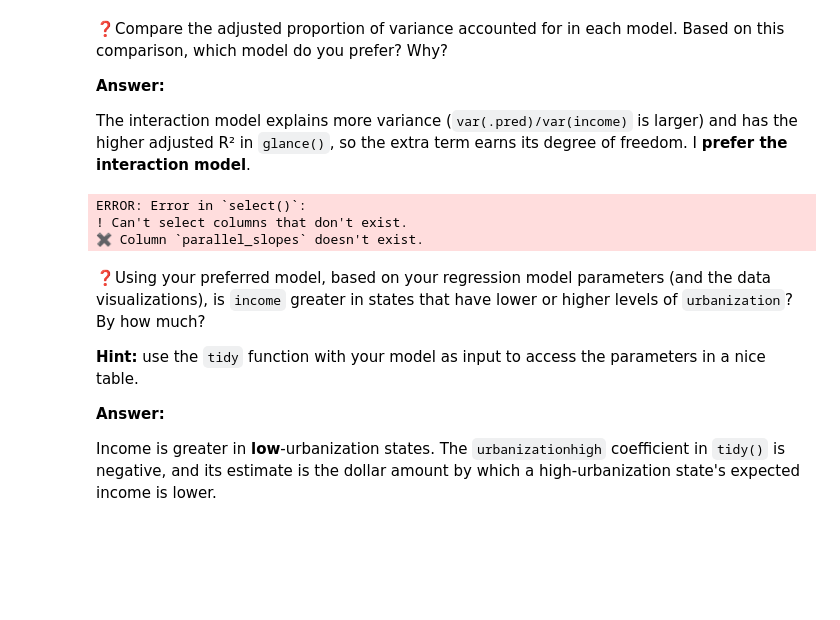
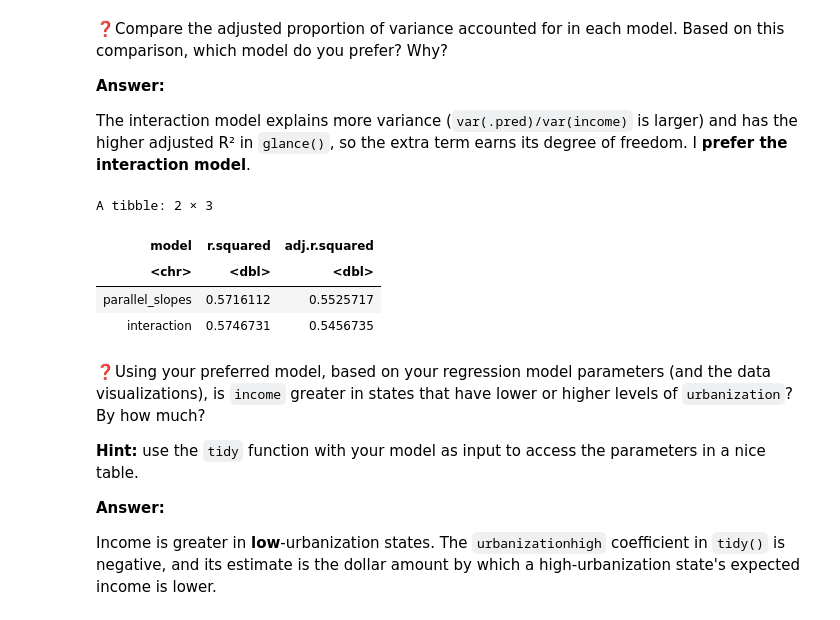
Before and after one commit to hartsock/a03, a Jupyter notebook: assignment4.ipynb, the cells around one changed output. Saved outputs shown, nothing was run; the diff lists cells and outputs as text; code cells hidden in the pictures; blank space fills up the shorter version.

```diff
--- a/assignment4.ipynb
+++ b/assignment4.ipynb
@@ -202,15 +184,19 @@ A tibble: 1 × 12
 The interaction model explains more variance (`var(.pred)/var(income)` is larger) and has the higher adjusted R² in `glance()`, so the extra term earns its degree of freedom. I **prefer the interaction model**.
 # %%
 glance(ps_mod) |>
-    select(model = "parallel_slopes", r.squared, adj.r.squared) |>
+    mutate(model = "parallel_slopes") |>
+    select(model, r.squared, adj.r.squared) |>
     bind_rows(
         glance(nps_mod) |>
-            select(model = "interaction", r.squared, adj.r.squared)
+            mutate(model = "interaction") |>
+            select(model, r.squared, adj.r.squared)
     )
 # %% [output]
-ERROR: Error in `select()`:
-! Can't select columns that don't exist.
-✖ Column `parallel_slopes` doesn't exist.
+A tibble: 2 × 3
+| model | r.squared | adj.r.squared |
+| <chr> | <dbl> | <dbl> |
+| parallel_slopes | 0.5716112 | 0.5525717 |
+| interaction | 0.5746731 | 0.5456735 |
 # %% [markdown]
 ❓Using your preferred model, based on your regression model parameters (and the data visualizations), is `income` greater in states that have lower or higher levels of `urbanization`? By how much?
 
```
Also changed, not shown: parts of 3 cells of this notebook.
